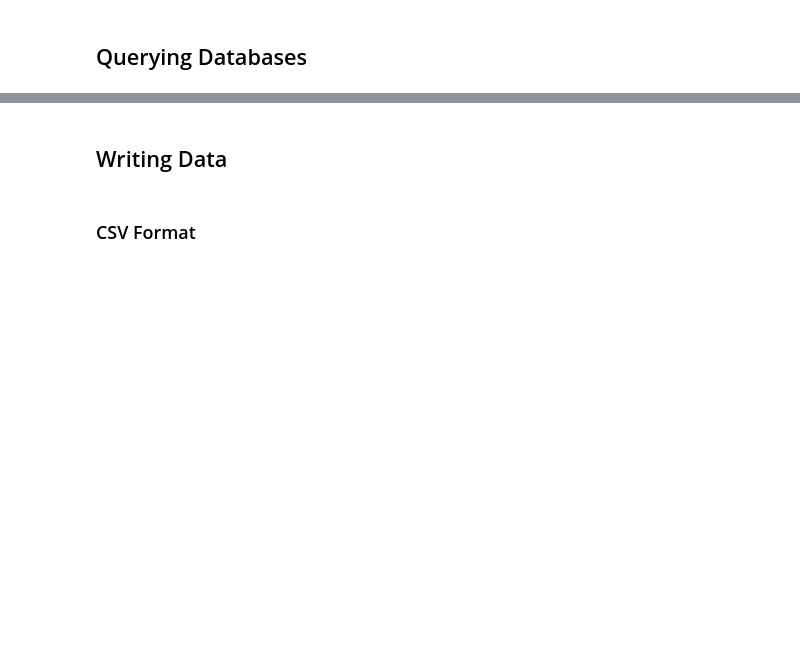
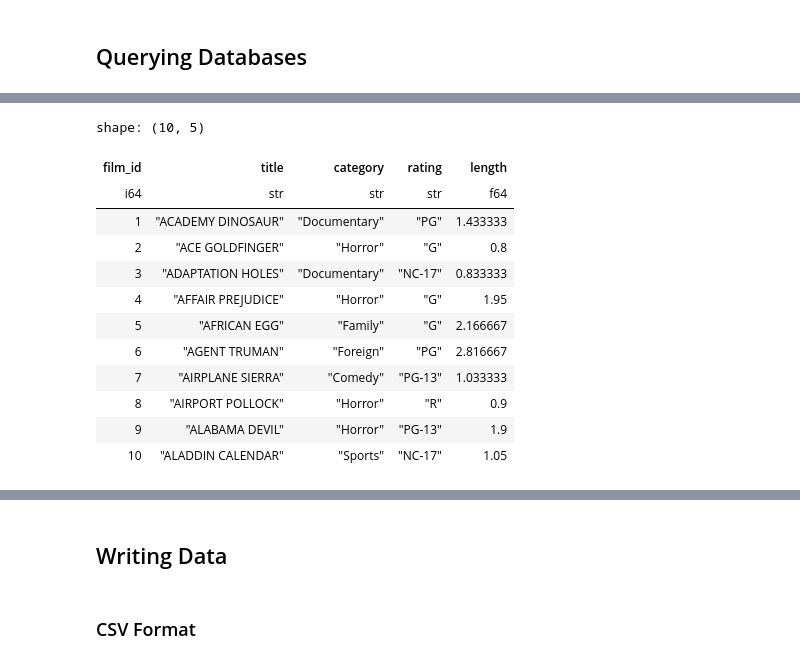
Before and after one commit to PeiGuancheng/python-polars-the-definitive-guide, a Jupyter notebook: ch06.ipynb, the cells around one changed output, grey strips where cells are left out. Drawn from its saved outputs; the diff is of its cells as text; code cells hidden in the pictures; blank space fills up the shorter version.

```diff
--- a/ch06.ipynb
+++ b/ch06.ipynb
@@ -234,2 +333,6 @@ pl.from_pandas(pd.read_html(url, storage_options={"User-Agent": "Mozilla/5.0"})[
 # %% [markdown]
 ## Querying Databases
+# %%
+import duckdb
+
+db = duckdb.connect('./data/sakila.db')
@@ -236,3 +359,36 @@ pl.from_pandas(pd.read_html(url, storage_options={"User-Agent": "Mozilla/5.0"})[
+# %%
+db.sql(
+    """
+    SELECT
+        f.film_id,
+        f.title,
+        c.name AS category,
+        f.rating,
+        f.length / 60.0 AS length
+    FROM
+        film AS f,
+        film_category AS fc,
+        category AS c
+    WHERE
+        fc.film_id = f.film_id
+        AND fc.category_id = c.category_id
+    LIMIT 10
+    """
+).pl()
+# %% [output]
+shape: (10, 5)
+| film_id | title | category | rating | length |
+| i64 | str | str | str | f64 |
+| 1 | "ACADEMY DINOSAUR" | "Documentary" | "PG" | 1.433333 |
+| 2 | "ACE GOLDFINGER" | "Horror" | "G" | 0.8 |
+| 3 | "ADAPTATION HOLES" | "Documentary" | "NC-17" | 0.833333 |
+| 4 | "AFFAIR PREJUDICE" | "Horror" | "G" | 1.95 |
+| 5 | "AFRICAN EGG" | "Family" | "G" | 2.166667 |
+| 6 | "AGENT TRUMAN" | "Foreign" | "PG" | 2.816667 |
+| 7 | "AIRPLANE SIERRA" | "Comedy" | "PG-13" | 1.033333 |
+| 8 | "AIRPORT POLLOCK" | "Horror" | "R" | 0.9 |
+| 9 | "ALABAMA DEVIL" | "Horror" | "PG-13" | 1.9 |
+| 10 | "ALADDIN CALENDAR" | "Sports" | "NC-17" | 1.05 |
 # %%
 pl.read_database_uri(
     query="""
```
Also changed, not shown: parts of 12 cells of this notebook, 1 other file.
